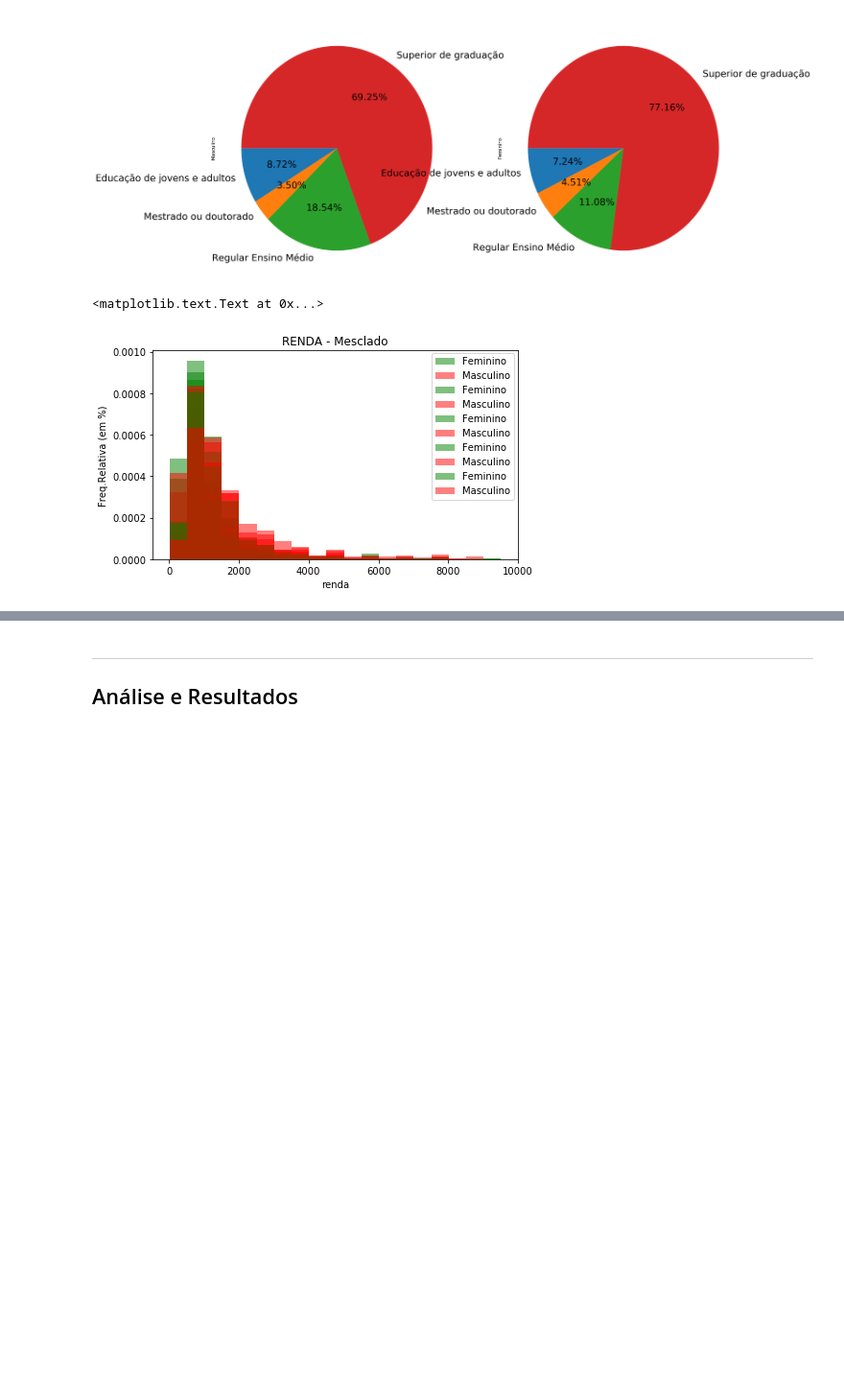
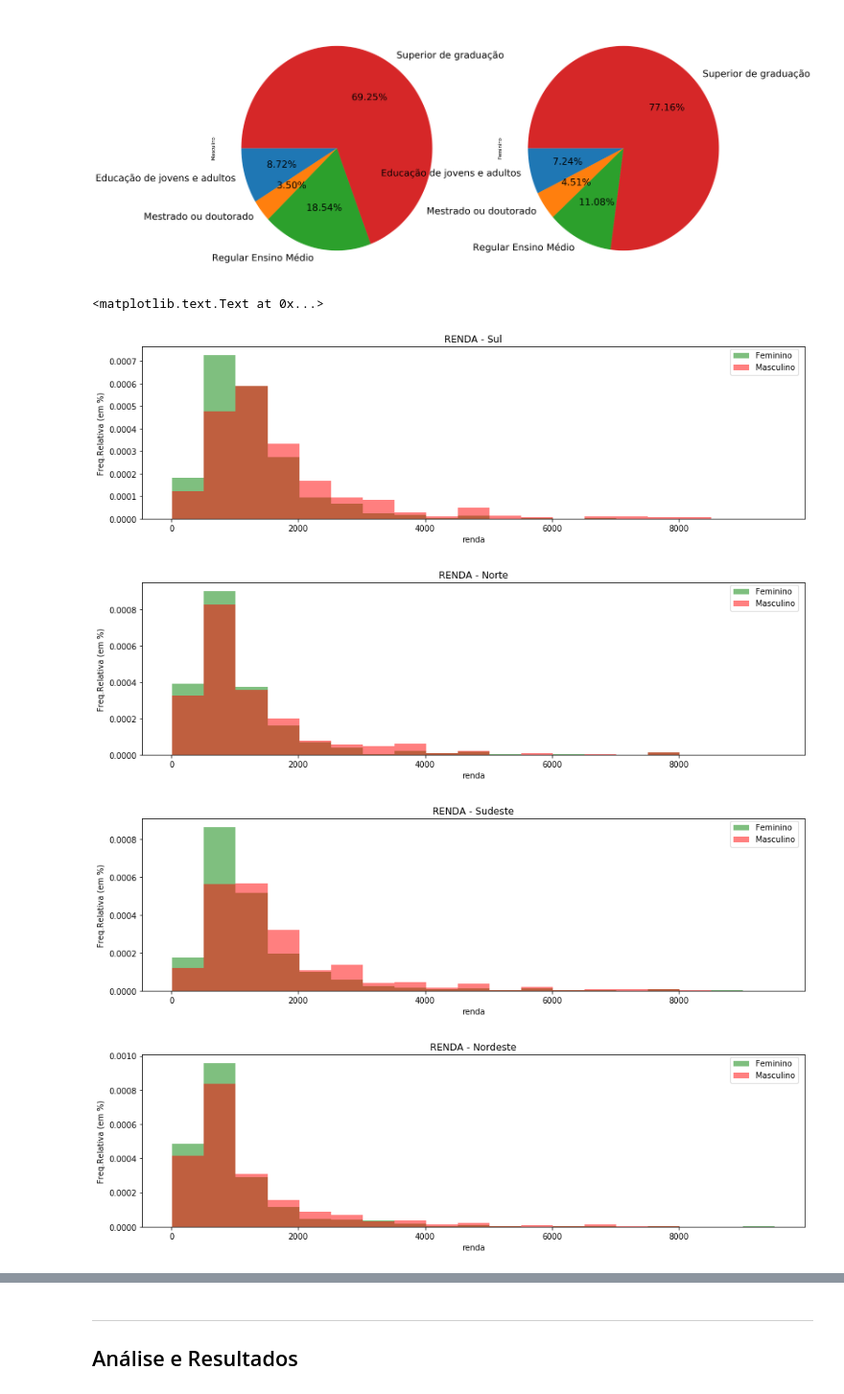
Before and after one commit to HeMatita/YesWeCan, a Jupyter notebook: Projeto1 Layout.ipynb, the cells around one changed output, grey strips where cells are left out. Shown at 96% size. Saved outputs shown, nothing was run; the diff lists cells and outputs as text; code cells hidden in the pictures; blank space fills up the shorter version.

```diff
--- a/Projeto1 Layout.ipynb
+++ b/Projeto1 Layout.ipynb
@@ -175,9 +167,7 @@ array([<matplotlib.axes._subplots.AxesSubplot object at 0x...>,
 #Definindo Faixa de saltos
 faixa = arange(15,10000,500)
 
-#Tamanho dos Gráficos
-fig = plt.figure(figsize=(15, 4))
-plt.subplot(121)
+
 #Estados
 estado=out.loc[:,['Renda','Região',"Sexo"]]
 sul=estado[(estado.Região=="Sul")]
@@ -189,49 +179,57 @@ cen=estado[(estado.Região=="Centro-Oeste")]
 
 
 #Sul
+fig = plt.figure(figsize=(15, 4))
 renda_fem = pd.cut(sul.Renda[sul.Sexo=='Feminino'], bins=faixa, right=False)
 renda_masc = pd.cut(sul.Renda[sul.Sexo=='Masculino'], bins=faixa, right=False)
 plot = sul.Renda[sul.Sexo=='Feminino'].plot.hist(bins=faixa,normed=1,color=('g'),alpha=0.5,label="Feminino")
-plot2 = sul.Renda[sul.Sexo=='Masculino'].plot.hist(bins=faixa,normed=1,title='RENDA - Mesclado',color=('r'),ax=plot,alpha=0.5,label="Masculino")
+plot2 = sul.Renda[sul.Sexo=='Masculino'].plot.hist(bins=faixa,normed=1,title='RENDA - Sul',color=('r'),ax=plot,alpha=0.5,label="Masculino")
 plt.legend(bbox_to_anchor=(0.99, 0.99), loc=0, borderaxespad=0.)
 plt.ylabel('Freq.Relativa (em %)')
 plt.xlabel('renda')
 
 #Norte
+fig = plt.figure(figsize=(15, 4))
 renda_fem = pd.cut(nor.Renda[nor.Sexo=='Feminino'], bins=faixa, right=False)
 renda_masc = pd.cut(nor.Renda[nor.Sexo=='Masculino'], bins=faixa, right=False)
 plot = nor.Renda[nor.Sexo=='Feminino'].plot.hist(bins=faixa,normed=1,color=('g'),alpha=0.5,label="Feminino")
-plot2 = nor.Renda[nor.Sexo=='Masculino'].plot.hist(bins=faixa,normed=1,title='RENDA - Mesclado',color=('r'),ax=plot,alpha=0.5,label="Masculino")
+plot2 = nor.Renda[nor.Sexo=='Masculino'].plot.hist(bins=faixa,normed=1,title='RENDA - Norte',color=('r'),ax=plot,alpha=0.5,label="Masculino")
 plt.legend(bbox_to_anchor=(0.99, 0.99), loc=0, borderaxespad=0.)
 plt.ylabel('Freq.Relativa (em %)')
 plt.xlabel('renda')
 
 #Sudeste
+fig = plt.figure(figsize=(15, 4))
 renda_fem = pd.cut(sud.Renda[sud.Sexo=='Feminino'], bins=faixa, right=False)
 renda_masc = pd.cut(sud.Renda[sud.Sexo=='Masculino'], bins=faixa, right=False)
 plot =sud.Renda[sud.Sexo=='Feminino'].plot.hist(bins=faixa,normed=1,color=('g'),alpha=0.5,label="Feminino")
-plot2 = sud.Renda[sud.Sexo=='Masculino'].plot.hist(bins=faixa,normed=1,title='RENDA - Mesclado',color=('r'),ax=plot,alpha=0.5,label="Masculino")
+plot2 = sud.Renda[sud.Sexo=='Masculino'].plot.hist(bins=faixa,normed=1,title='RENDA - Sudeste',color=('r'),ax=plot,alpha=0.5,label="Masculino")
 plt.legend(bbox_to_anchor=(0.99, 0.99), loc=0, borderaxespad=0.)
 plt.ylabel('Freq.Relativa (em %)')
 plt.xlabel('renda')
 
 #Nordeste
+fig = plt.figure(figsize=(15, 4))
 renda_fem = pd.cut(nord.Renda[nord.Sexo=='Feminino'], bins=faixa, right=False)
 renda_masc = pd.cut(nord.Renda[nord.Sexo=='Masculino'], bins=faixa, right=False)
 plot = nord.Renda[nord.Sexo=='Feminino'].plot.hist(bins=faixa,normed=1,color=('g'),alpha=0.5,label="Feminino")
-plot2 = nord.Renda[nord.Sexo=='Masculino'].plot.hist(bins=faixa,normed=1,title='RENDA - Mesclado',color=('r'),ax=plot,alpha=0.5,label="Masculino")
+plot2 = nord.Renda[nord.Sexo=='Masculino'].plot.hist(bins=faixa,normed=1,title='RENDA - Nordeste',color=('r'),ax=plot,alpha=0.5,label="Masculino")
 plt.legend(bbox_to_anchor=(0.99, 0.99), loc=0, borderaxespad=0.)
 plt.ylabel('Freq.Relativa (em %)')
 plt.xlabel('renda')
 
 #Centro-Oeste
+fig = plt.figure(figsize=(15, 4))
 renda_fem = pd.cut(cen.Renda[cen.Sexo=='Feminino'], bins=faixa, right=False)
 renda_masc = pd.cut(cen.Renda[cen.Sexo=='Masculino'], bins=faixa, right=False)
 plot = cen.Renda[cen.Sexo=='Feminino'].plot.hist(bins=faixa,normed=1,color=('g'),alpha=0.5,label="Feminino")
-plot2 =cen.Renda[cen.Sexo=='Masculino'].plot.hist(bins=faixa,normed=1,title='RENDA - Mesclado',color=('r'),ax=plot,alpha=0.5,label="Masculino")
+plot2 =cen.Renda[cen.Sexo=='Masculino'].plot.hist(bins=faixa,normed=1,title='RENDA - Centro-oeste',color=('r'),ax=plot,alpha=0.5,label="Masculino")
 plt.legend(bbox_to_anchor=(0.99, 0.99), loc=0, borderaxespad=0.)
 plt.ylabel('Freq.Relativa (em %)')
 plt.xlabel('renda')
 # %% [output]
 <matplotlib.text.Text at 0x...>
-[figure, old version]
+[figure, new version]
+[figure, added]
+[figure, added]
+[figure, added]
```
Also changed, not shown: parts of 2 cells of this notebook.
